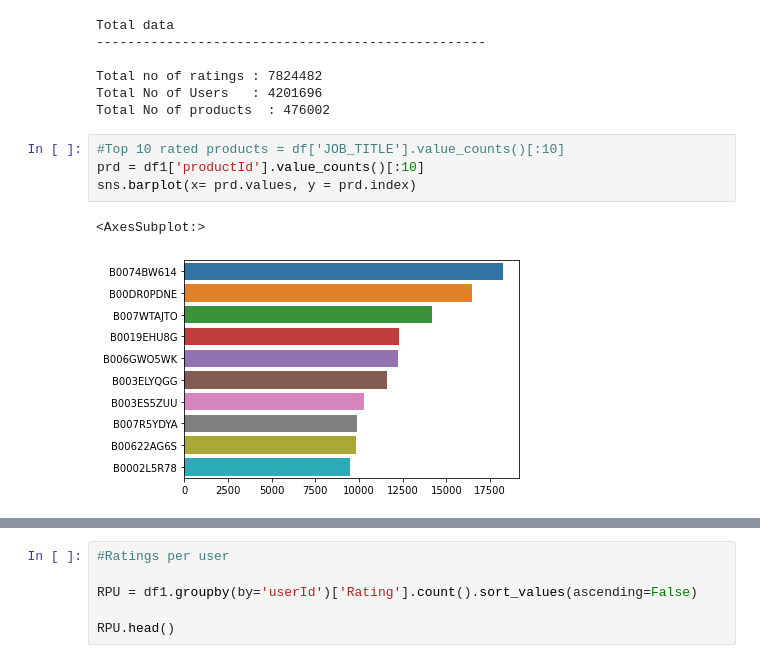
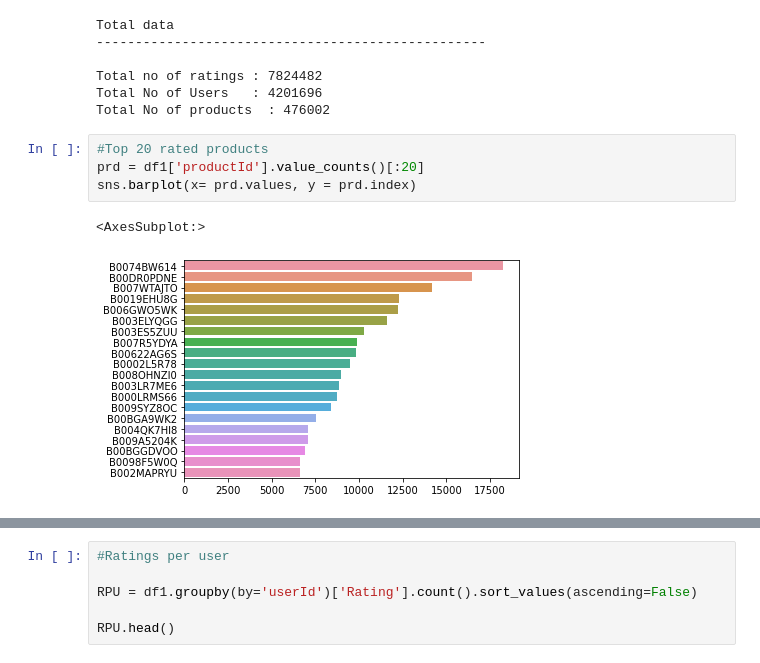
Before and after one commit to trishattah/DS_7331_Projects, a Jupyter notebook: Lab_3/Lab_3_Group_4_v2.ipynb, the cells around one changed output, grey strips where cells are left out. Saved outputs shown, nothing was run; the diff lists cells and outputs as text.

```diff
--- a/Lab_3/Lab_3_Group_4_v2.ipynb
+++ b/Lab_3/Lab_3_Group_4_v2.ipynb
@@ -134,9 +136,9 @@ Total no of ratings : 7824482
 Total No of Users   : 4201696
 Total No of products  : 476002
 # %%
-#Top 10 rated products = df['JOB_TITLE'].value_counts()[:10]
-prd = df1['productId'].value_counts()[:10]
+#Top 20 rated products
+prd = df1['productId'].value_counts()[:20]
 sns.barplot(x= prd.values, y = prd.index)
 # %% [output]
 <AxesSubplot:>
-[figure, old version]
+[figure, new version]
```
Also changed, not shown: parts of 22 cells of this notebook.
